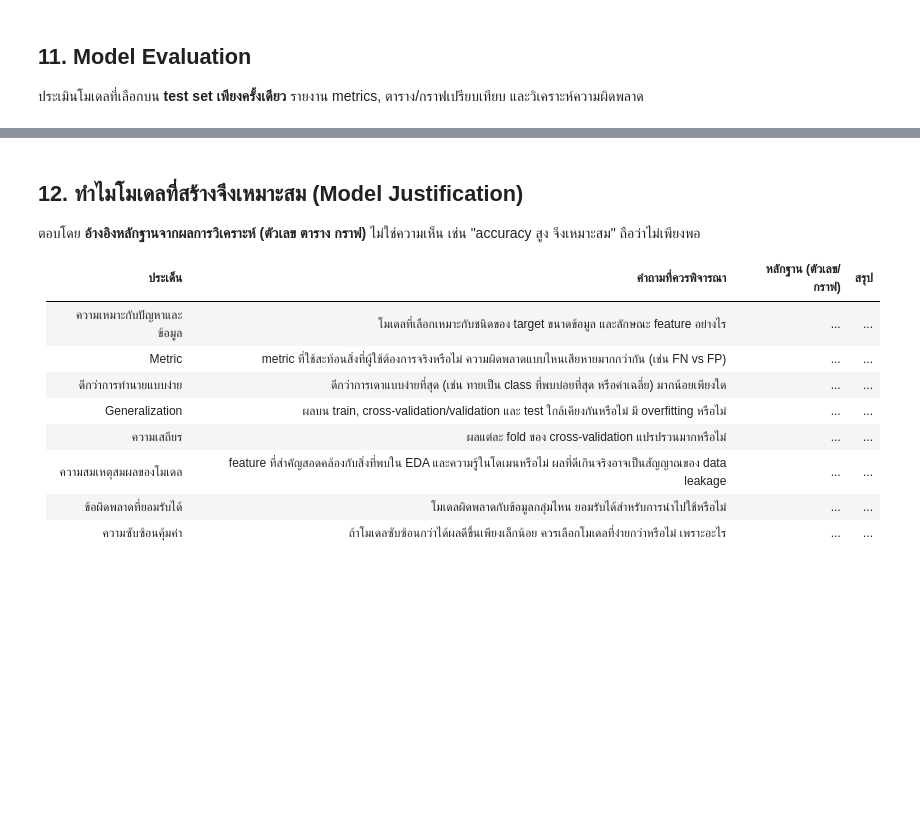
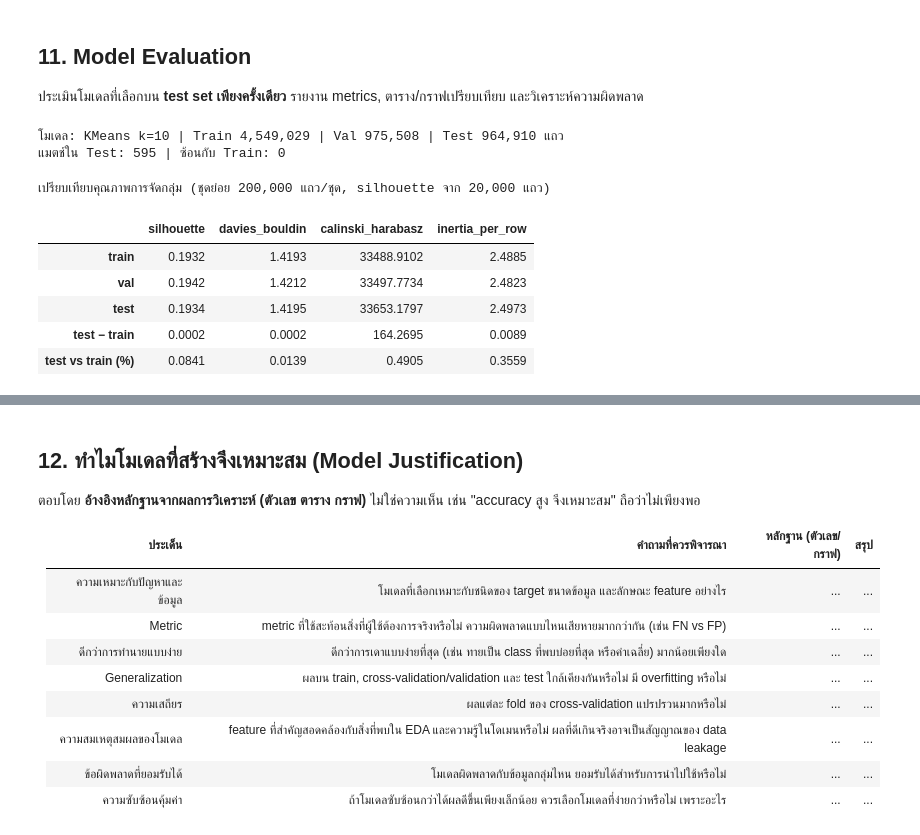
Before and after one commit to doperjerr/G2_MiniProject_Part2_BigData_ML, a Jupyter notebook: G2_MiniProject_Part2_BigData_ML.ipynb, the cells around one changed output, grey strips where cells are left out. Saved outputs shown, nothing was run; the diff lists cells and outputs as text; code cells hidden in the pictures; blank space fills up the shorter version.

```diff
--- a/G2_MiniProject_Part2_BigData_ML.ipynb
+++ b/G2_MiniProject_Part2_BigData_ML.ipynb
@@ -2521,3 +2453,75 @@ if SHOW_START_HEATMAP:
 # Evaluate the final model on the test set
 
 # Error analysis / feature importance
+# %%
+import numpy as np
+import pandas as pd
+import matplotlib.pyplot as plt
+from scipy.optimize import linear_sum_assignment
+from scipy.spatial.distance import cdist
+from sklearn.cluster import KMeans
+from sklearn.metrics import (silhouette_score, silhouette_samples,
+                             davies_bouldin_score, calinski_harabasz_score,
+                             adjusted_rand_score)
+from IPython.display import display
+
+_need = ["final_km", "BEST_K", "X_train_preprocessed", "X_val_preprocessed",
+         "X_test_preprocessed", "train_idx", "val_idx", "test_idx", "fe", "meta"]
+_missing = [v for v in _need if v not in globals()]
+assert not _missing, f"ยังไม่ได้รันเซลล์ที่สร้างตัวแปร: {_missing}"
+
+K = int(BEST_K)
+Xtr = np.asarray(X_train_preprocessed, dtype=np.float32)
+Xva = np.asarray(X_val_preprocessed,   dtype=np.float32)
+Xte = np.asarray(X_test_preprocessed,  dtype=np.float32)
+
+# --- ตรวจว่าใช้ index ชุดล่าสุด (70/15/15) และไม่ซ้อนกัน ---
+assert len(Xtr) == len(train_idx) and len(Xva) == len(val_idx) and len(Xte) == len(test_idx), \
+    "ขนาด X ไม่ตรงกับ index: ตรวจว่า train/val/test_idx มาจาก Section 8 รอบล่าสุด"
+assert len(np.intersect1d(train_idx, test_idx)) == 0 and len(np.intersect1d(val_idx, test_idx)) == 0
+assert final_km.n_clusters == K and final_km.n_features_in_ == Xte.shape[1]
+assert np.isfinite(Xte).all(), "พบ NaN/inf ใน test"
+
+mid_tr = meta["match_id"].to_numpy()[train_idx]
+mid_te = meta["match_id"].to_numpy()[test_idx]
+assert len(np.intersect1d(mid_tr, mid_te)) == 0, "พบแมตช์ซ้ำระหว่าง train กับ test"
+
+# --- ใช้โมเดลที่ fit บน train เท่านั้น (ไม่ fit ใหม่) ---
+labs = {"train": final_km.predict(Xtr),
+        "val":   final_km.predict(Xva),
+        "test":  final_km.predict(Xte)}
+Xs = {"train": Xtr, "val": Xva, "test": Xte}
+
+print(f"โมเดล: KMeans k={K} | Train {len(Xtr):,} | Val {len(Xva):,} | Test {len(Xte):,} แถว")
+print(f"แมตช์ใน Test: {len(np.unique(mid_te)):,} | ซ้อนกับ Train: 0")
+# %% [output]
+โมเดล: KMeans k=10 | Train 4,549,029 | Val 975,508 | Test 964,910 แถว
+แมตช์ใน Test: 595 | ซ้อนกับ Train: 0
+# %%
+def cluster_metrics(X, labels, n_other=200_000, n_sil=20_000, seed=42):
+    """สุ่มชุดย่อยขนาดเท่ากันทุก split เพื่อให้เทียบกันได้ (silhouette O(n^2))"""
+    rng = np.random.default_rng(seed)
+    idx = rng.choice(len(X), min(n_other, len(X)), replace=False)
+    Xq, lq = X[idx], labels[idx]
+    return {
+        "silhouette":        silhouette_score(Xq, lq, sample_size=min(n_sil, len(Xq)), random_state=seed),
+        "davies_bouldin":    davies_bouldin_score(Xq, lq),
+        "calinski_harabasz": calinski_harabasz_score(Xq, lq),
+        "inertia_per_row":   -final_km.score(X) / len(X),     # ยิ่งต่ำยิ่งแนบ centroid
+    }
+
+rows = {s: cluster_metrics(Xs[s], labs[s]) for s in ["train", "val", "test"]}
+tbl = pd.DataFrame(rows).T
+tbl.loc["test − train"] = tbl.loc["test"] - tbl.loc["train"]
+tbl.loc["test vs train (%)"] = (tbl.loc["test"] / tbl.loc["train"] - 1) * 100
+print("เปรียบเทียบคุณภาพการจัดกลุ่ม (ชุดย่อย 200,000 แถว/ชุด, silhouette จาก 20,000 แถว)")
+display(tbl.round(4))
+test_metrics = rows["test"]
+# %% [output]
+เปรียบเทียบคุณภาพการจัดกลุ่ม (ชุดย่อย 200,000 แถว/ชุด, silhouette จาก 20,000 แถว)
+|  | silhouette | davies_bouldin | calinski_harabasz | inertia_per_row |
+| train | 0.1932 | 1.4193 | 33488.9102 | 2.4885 |
+| val | 0.1942 | 1.4212 | 33497.7734 | 2.4823 |
+| test | 0.1934 | 1.4195 | 33653.1797 | 2.4973 |
+| test − train | 0.0002 | 0.0002 | 164.2695 | 0.0089 |
+| test vs train (%) | 0.0841 | 0.0139 | 0.4905 | 0.3559 |
```
Also changed, not shown: parts of 12 cells of this notebook.
